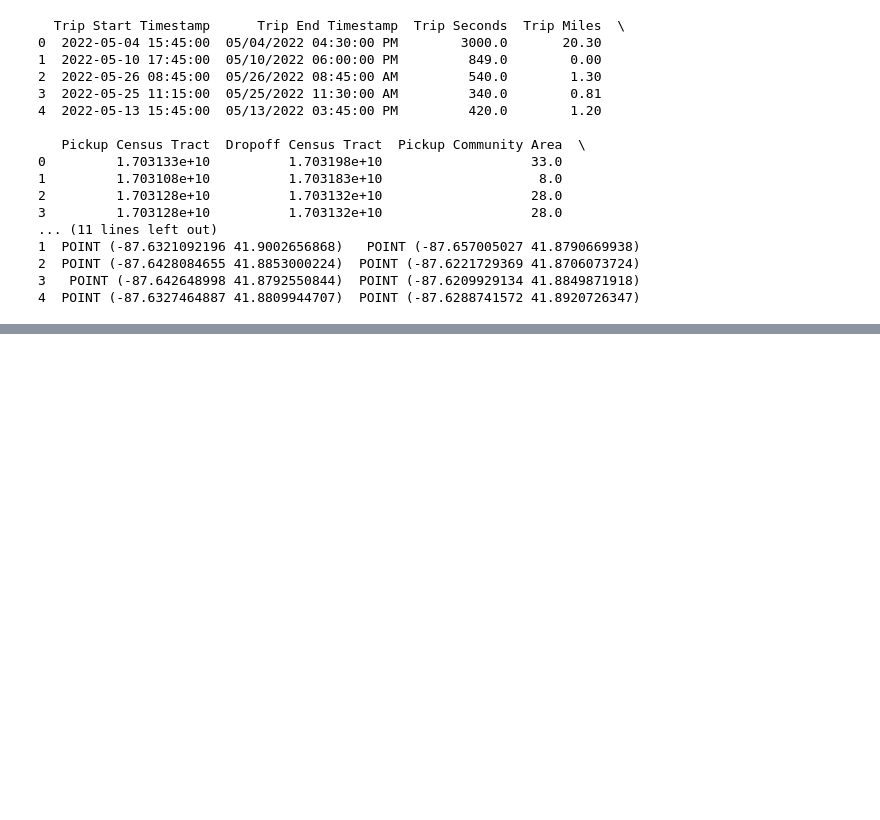
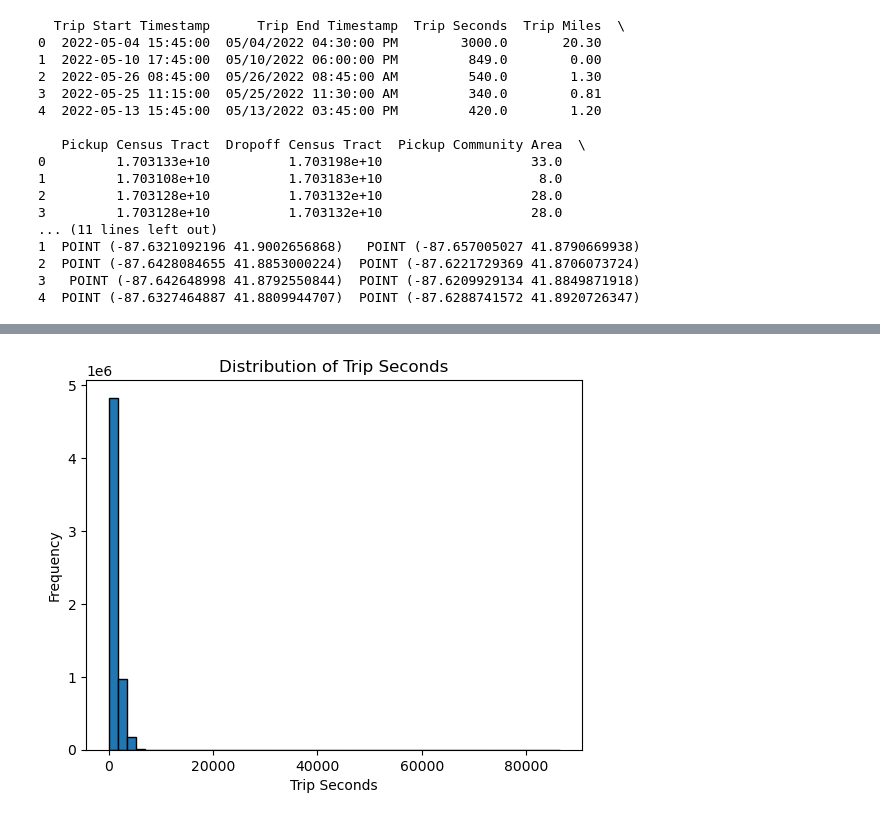
Before and after one commit to antoinekc8/Hackhaton_M2C_Rampoldi_Karila-Cohen, a Jupyter notebook: antoine.ipynb, the cells around one changed output, grey strips where cells are left out. Cells and saved outputs as stored; diff of their text form; code cells hidden in the pictures; blank space fills up the shorter version.

Commit message:
completed data.py

```diff
--- a/antoine.ipynb
+++ b/antoine.ipynb
@@ -4,7 +4,7 @@
 import pandas as pd
 
 # Read the data from the CSV file
-data = pd.read_csv('../data/Data_2019-2023.csv')
+data = pd.read_csv('data/Data_2019-2023.csv')
 # Display the first few rows of the data
 print(data.head())
 # %% [output]
@@ -27,0 +50,11 @@ print(data.head())
+# %%
+# Check Trip Seconds distribution
+
+import matplotlib.pyplot as plt
+plt.hist(data['Trip Seconds'], bins=50, edgecolor='black')
+plt.title('Distribution of Trip Seconds')
+plt.xlabel('Trip Seconds')
+plt.ylabel('Frequency')
+plt.show()
+# %% [output]
+[figure, added]
```
Also changed, not shown: parts of 5 cells of this notebook, 1 other file.
